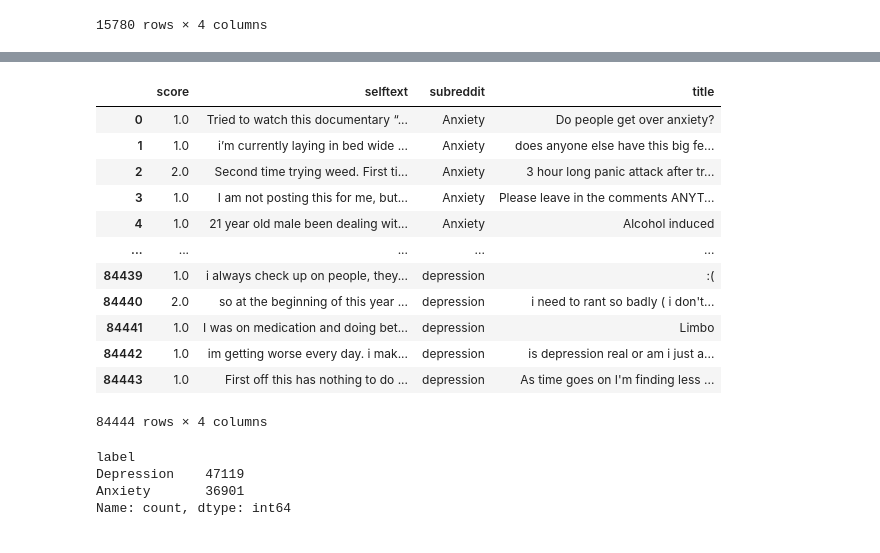
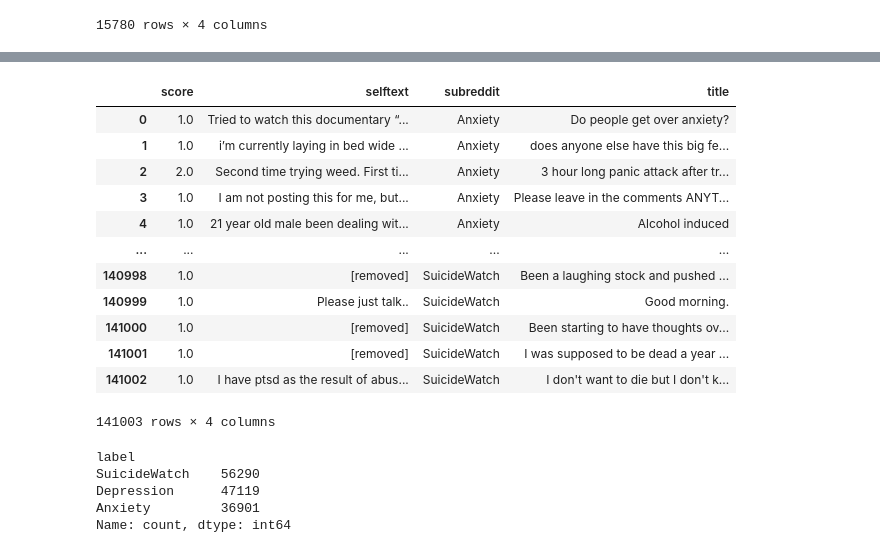
Before and after one commit to ManuSharanya/Social-Media-and-Mental-Health-BERT-, a Jupyter notebook: notebooks/dataset.ipynb, the cells around one changed output, grey strips where cells are left out. Saved outputs shown, nothing was run; the diff lists cells and outputs as text; code cells hidden in the pictures.

```diff
--- a/notebooks/dataset.ipynb
+++ b/notebooks/dataset.ipynb
@@ -208,3 +208,6 @@ df12
 | 15778 | 1 | im getting worse every day. i mak... | depression | is depression real or am i just a... |
 | 15779 | 1 | First off this has nothing to do ... | depression | As time goes on I'm finding less ... |
 15780 rows × 4 columns
+# %%
+df13=pd.read_csv("Swjul20.csv").drop(columns=['timestamp','author','Unnamed: 0','created_utc'])
+df13
@@ -210,0 +228,3 @@ df12
+# %%
+df14=pd.read_csv("swjun21.csv").drop(columns=['timestamp','author','Unnamed: 0','created_utc'])
+df14
@@ -210,0 +245,3 @@ df12
+# %%
+df15=pd.read_csv("swnov21.csv").drop(columns=['timestamp','author','Unnamed: 0','created_utc'])
+df15
@@ -210,0 +262,3 @@ df12
+# %%
+df16=pd.read_csv("Swmar22.csv").drop(columns=['timestamp','author','Unnamed: 0','created_utc'])
+df16
@@ -211,27 +279,28 @@ df12
 # %%
-dfs=[df1,df2,df3,df4,df5,df6,df7,df8,df9,df10,df11,df12]
+dfs=[df1,df2,df3,df4,df5,df6,df7,df8,df9,df10,df11,df12,df13,df14,df15,df16]
 combined_df = pd.concat(dfs, ignore_index=True)
 combined_df
 # %% [output]
 |  | score | selftext | subreddit | title |
 | 0 | 1.0 | Tried to watch this documentary “... | Anxiety | Do people get over anxiety? |
 | 1 | 1.0 | i’m currently laying in bed wide ... | Anxiety | does anyone else have this big fe... |
 | 2 | 2.0 | Second time trying weed. First ti... | Anxiety | 3 hour long panic attack after tr... |
 | 3 | 1.0 | I am not posting this for me, but... | Anxiety | Please leave in the comments ANYT... |
 | 4 | 1.0 | 21 year old male been dealing wit... | Anxiety | Alcohol induced |
 | ... | ... | ... | ... | ... |
-| 84439 | 1.0 | i always check up on people, they... | depression | :( |
-| 84440 | 2.0 | so at the beginning of this year ... | depression | i need to rant so badly ( i don't... |
-| 84441 | 1.0 | I was on medication and doing bet... | depression | Limbo |
-| 84442 | 1.0 | im getting worse every day. i mak... | depression | is depression real or am i just a... |
-| 84443 | 1.0 | First off this has nothing to do ... | depression | As time goes on I'm finding less ... |
+| 140998 | 1.0 | [removed] | SuicideWatch | Been a laughing stock and pushed ... |
+| 140999 | 1.0 | Please just talk.. | SuicideWatch | Good morning. |
+| 141000 | 1.0 | [removed] | SuicideWatch | Been starting to have thoughts ov... |
+| 141001 | 1.0 | [removed] | SuicideWatch | I was supposed to be dead a year ... |
+| 141002 | 1.0 | I have ptsd as the result of abus... | SuicideWatch | I don't want to die but I don't k... |
-84444 rows × 4 columns
+141003 rows × 4 columns
 # %%
 combined_df['subreddit'] = combined_df['subreddit'].str.strip().str.lower()
 
 target_map = {
     'anxiety':    'Anxiety',
-    'depression': 'Depression'
+    'depression': 'Depression',
+    'suicidewatch': 'SuicideWatch'
 }
 
 filtered_df = combined_df[combined_df['subreddit'].isin(target_map.keys())].copy()
@@ -240,7 +309,8 @@ filtered_df['label'] = filtered_df['subreddit'].map(target_map)
 print(filtered_df['label'].value_counts())
 # %% [output]
 label
-Depression    47119
-Anxiety       36901
+SuicideWatch    56290
+Depression      47119
+Anxiety         36901
 Name: count, dtype: int64
 # %%
```
Also changed, not shown: parts of 5 cells of this notebook, 2 other files.
